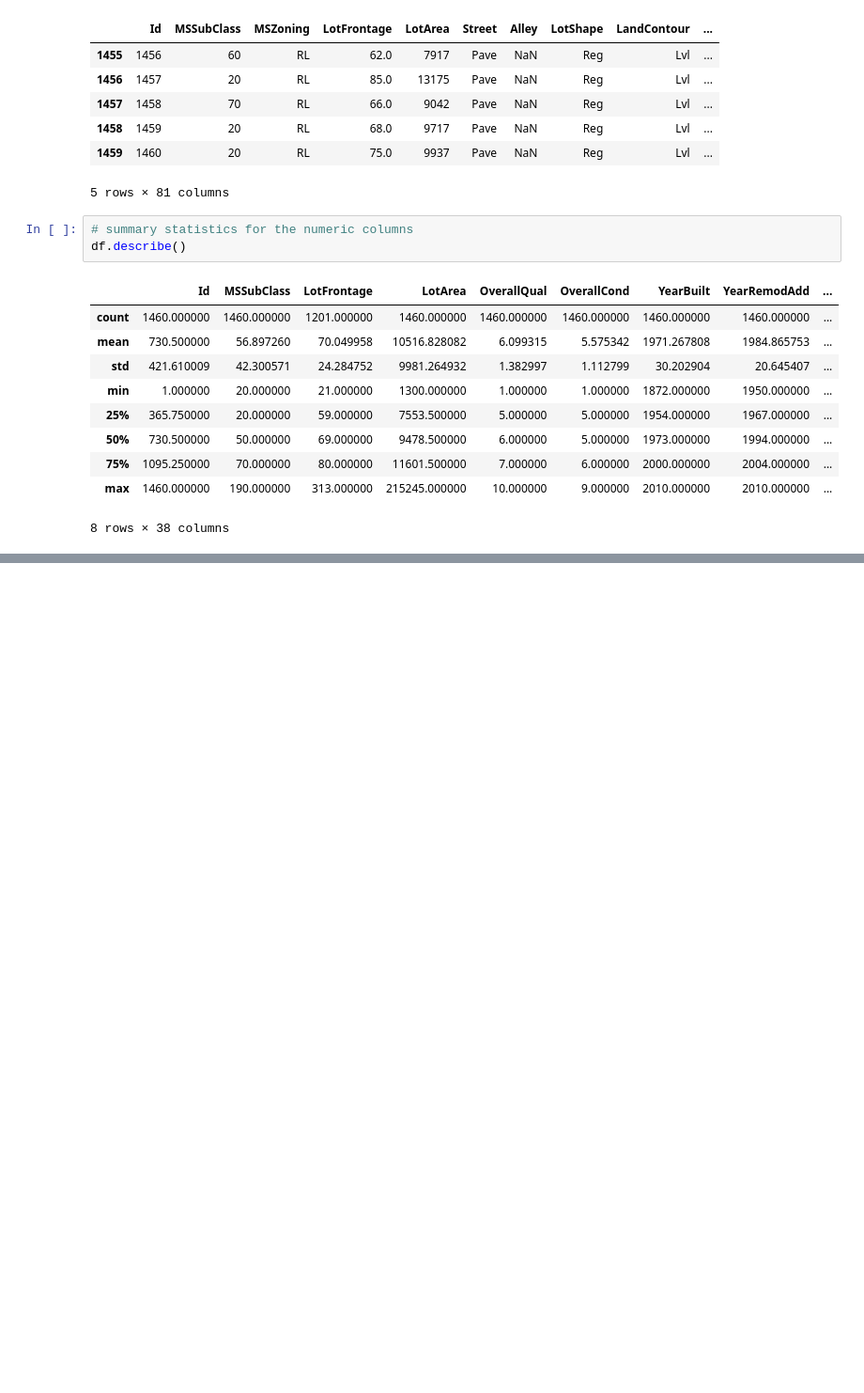
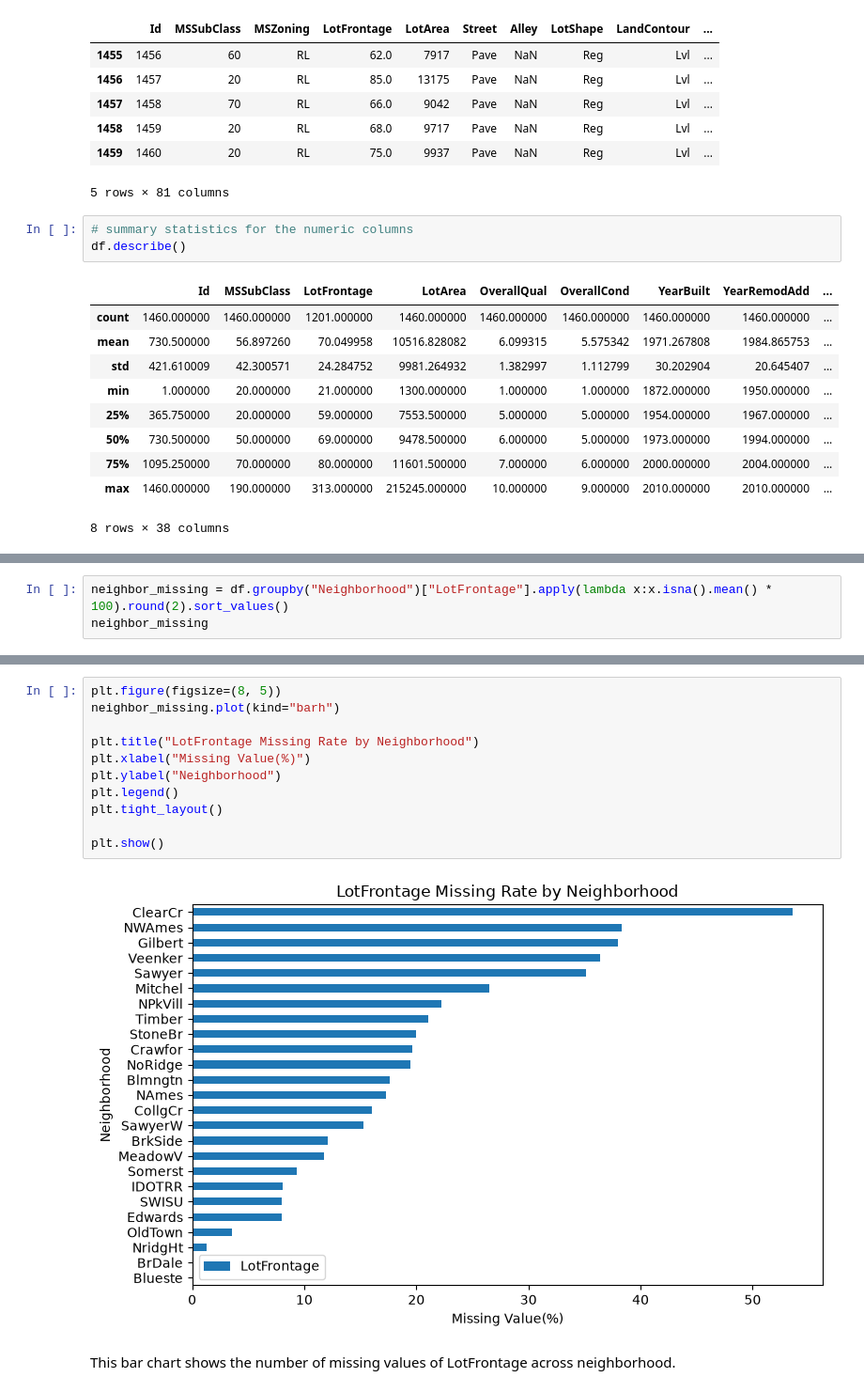
Before and after one commit to Manoj-Gaihre/python-foundation-assignments-manoj-gaihre, a Jupyter notebook: Months2&3/assignment2/assignment2.ipynb, the cells around one changed output, grey strips where cells are left out. Shown at 94% size. Saved outputs shown, nothing was run; the diff lists cells and outputs as text; blank space fills up the shorter version.

```diff
--- a/Months2&3/assignment2/assignment2.ipynb
+++ b/Months2&3/assignment2/assignment2.ipynb
@@ -80,0 +426,3 @@ df.describe()
+# %%
+neighbor_missing = df.groupby("Neighborhood")["LotFrontage"].apply(lambda x:x.isna().mean() * 100).round(2).sort_values()
+neighbor_missing
@@ -80,0 +447,15 @@ df.describe()
+# %%
+plt.figure(figsize=(8, 5))
+neighbor_missing.plot(kind="barh")
+
+plt.title("LotFrontage Missing Rate by Neighborhood")
+plt.xlabel("Missing Value(%)")
+plt.ylabel("Neighborhood")
+plt.legend()
+plt.tight_layout()
+
+plt.show()
+# %% [output]
+[figure, added]
+# %% [markdown]
+This bar chart shows the number of missing values of LotFrontage across neighborhood.
```
Also changed, not shown: parts of 147 cells of this notebook, 5 other files.
